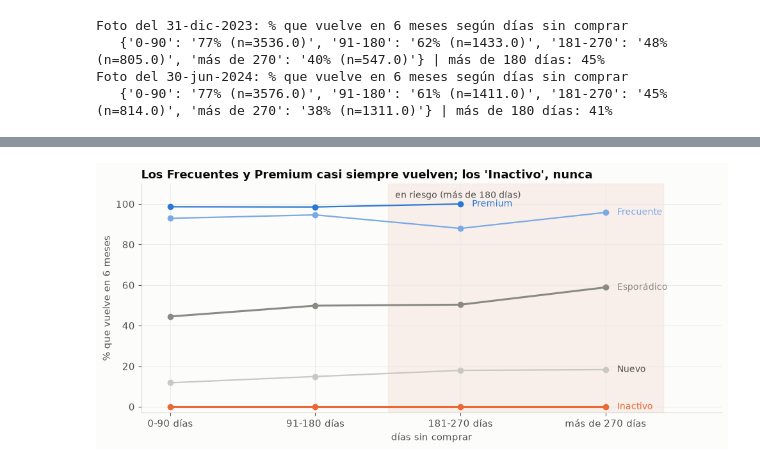
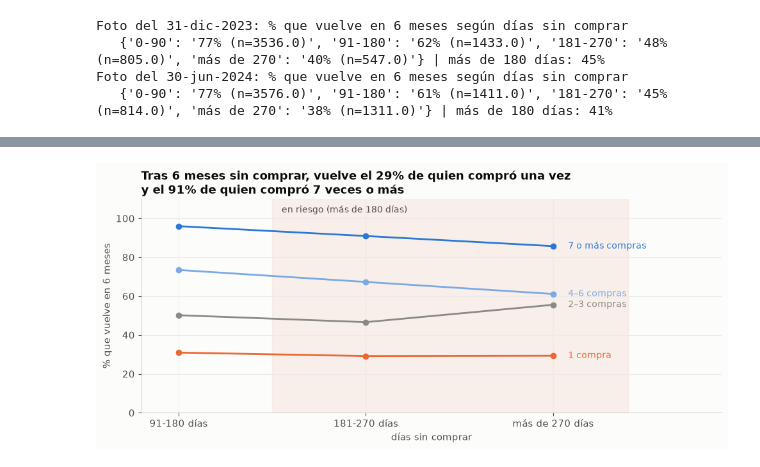
Before and after one commit to mathiascg05/retail-intelligence, a Jupyter notebook: notebooks/03_fugas.ipynb, the cells around one changed output, grey strips where cells are left out. Drawn from its saved outputs; the diff is of its cells as text; code cells hidden in the pictures.

```diff
--- a/notebooks/03_fugas.ipynb
+++ b/notebooks/03_fugas.ipynb
@@ -425,15 +444,18 @@ Antes de usarla la probamos: con la foto del 31-dic-2023 predecimos lo que pasó
 # %%
 TRAMOS, NOMBRES = [-1, 90, 180, 270, 10_000], ["0-90", "91-180", "181-270", "más de 270"]
+COMPRAS, GRUPOS = [0, 1, 3, 6, 10_000], ["1 compra", "2–3", "4–6", "7 o más"]
 segmento = cli.set_index("cliente_id").segmento
 H = pd.Timedelta(days=182)
 
 def foto(corte):
-    # Situación de cada cliente en la fecha de corte, y lo que hizo en los 6 meses siguientes
+    # Situación de cada cliente en la fecha de corte (solo con datos hasta ese día) y lo que hizo en los 6 meses siguientes
     h = trx[trx.fecha <= corte]
-    f = h.groupby("cliente_id").agg(primera=("fecha", "min"), ultima=("fecha", "max"), gasto=("monto_neto", "sum"))
+    f = h.groupby("cliente_id").agg(primera=("fecha", "min"), ultima=("fecha", "max"), gasto=("monto_neto", "sum"),
+                                    n_compras=("transaccion_id", "size"))
     f["dias_sin_comprar"] = (corte - f.ultima).dt.days
     f["tramo"] = pd.cut(f.dias_sin_comprar, TRAMOS, labels=NOMBRES)
-    f["segmento"] = segmento.reindex(f.index)
+    f["compras"] = pd.cut(f.n_compras, COMPRAS, labels=GRUPOS)
+    f["segmento"] = segmento.reindex(f.index)  # solo para describir
     # gasto por semestre desde su primera compra (mínimo un semestre)
     f["gasto_semestral"] = f.gasto / np.maximum(1, (corte - f.primera).dt.days / 182.5)
     futuro = trx[(trx.fecha > corte) & (trx.fecha <= corte + H)]
@@ -585,28 +636,28 @@ Contraste con el segmento calculado en A1: todos los clientes en riesgo son 'Ina
 # %%
-# Gráfico: % que vuelve en 6 meses según días sin comprar, por segmento
-segs = ["Premium", "Frecuente", "Esporádico", "Nuevo", "Inactivo"]
-colores = {"Premium": AZUL, "Frecuente": "#7aa9e6", "Esporádico": GRIS, "Nuevo": "#c9c8c3", "Inactivo": NARANJA}
-tab = 100 * f24.groupby(["segmento", "tramo"], observed=True).vuelve.mean().unstack()
+# Gráfico: % que vuelve en 6 meses según días sin comprar, por compras hasta la foto (30-jun-2024)
+colores = {"7 o más": AZUL, "4–6": "#7aa9e6", "2–3": GRIS, "1 compra": NARANJA}
+tab = 100 * t24.vuelve.unstack()
 fig, ax = plt.subplots(figsize=(10, 4.6))
-x = np.arange(len(NOMBRES))
-for s in segs:
-    fila = tab.loc[s].reindex(NOMBRES)
-    ax.plot(x, fila, marker="o", color=colores[s], lw=2.2 if s in ("Esporádico", "Inactivo") else 1.6)
+x = np.arange(1, len(NOMBRES))
+for g in GRUPOS[::-1]:
+    fila = tab.loc[g].reindex(NOMBRES[1:])
+    ax.plot(x, fila, marker="o", color=colores[g], lw=2)
     ult = fila.last_valid_index()
-    ax.text(NOMBRES.index(ult) + 0.08, fila[ult], s, va="center", color=colores[s] if s != "Nuevo" else TEXTO_2, fontsize=10)
+    ax.text(NOMBRES.index(ult) + 0.08, fila[ult], f"{g}" + (" compras" if g != "1 compra" else ""), va="center", color=colores[g], fontsize=10)
 ax.axvspan(1.5, 3.4, color="#f6e3da", alpha=0.5, zorder=0)
 ax.text(1.55, 103, "en riesgo (más de 180 días)", fontsize=10, color=TEXTO_2)
-ax.set_xticks(x, [f"{n} días" for n in NOMBRES])
-ax.set_xlim(-0.2, 3.8)
-ax.set_ylim(-3, 110)
+ax.set_xticks(x, [f"{n} días" for n in NOMBRES[1:]])
+ax.set_xlim(0.8, 3.9)
+ax.set_ylim(0, 110)
 ax.set_xlabel("días sin comprar")
 ax.set_ylabel("% que vuelve en 6 meses")
-ax.set_title("Los Frecuentes y Premium casi siempre vuelven; los 'Inactivo', nunca")
+uno, siete = tab.loc["1 compra", "181-270"], tab.loc["7 o más", "181-270"]
+ax.set_title(f"Tras 6 meses sin comprar, vuelve el {uno:.0f}% de quien compró una vez\ny el {siete:.0f}% de quien compró 7 veces o más")
 fig.tight_layout()
-fig.savefig(FIG / "a3_retorno_segmento.png", dpi=150)
+fig.savefig(FIG / "a3_retorno_compras.png", dpi=150)
 plt.show()
 # %% [output]
-[figure, old version]
+[figure, new version]
 # %% [markdown]
 ## 4. Impacto económico a 6 meses
 
```
Also changed, not shown: parts of 13 cells of this notebook, 5 other files.
